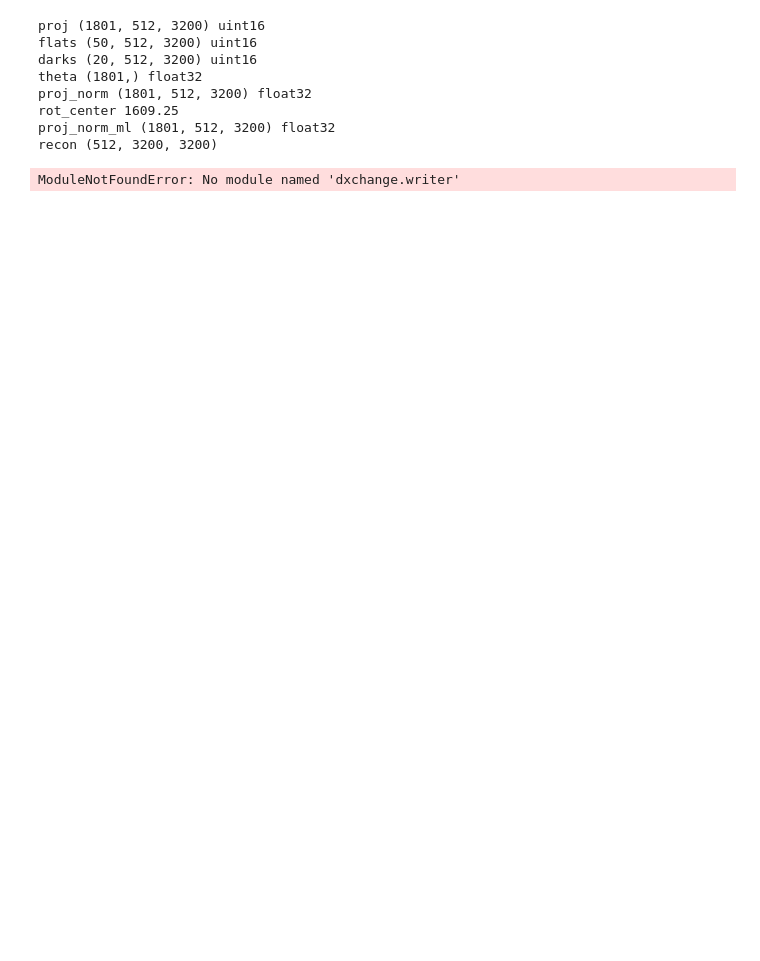
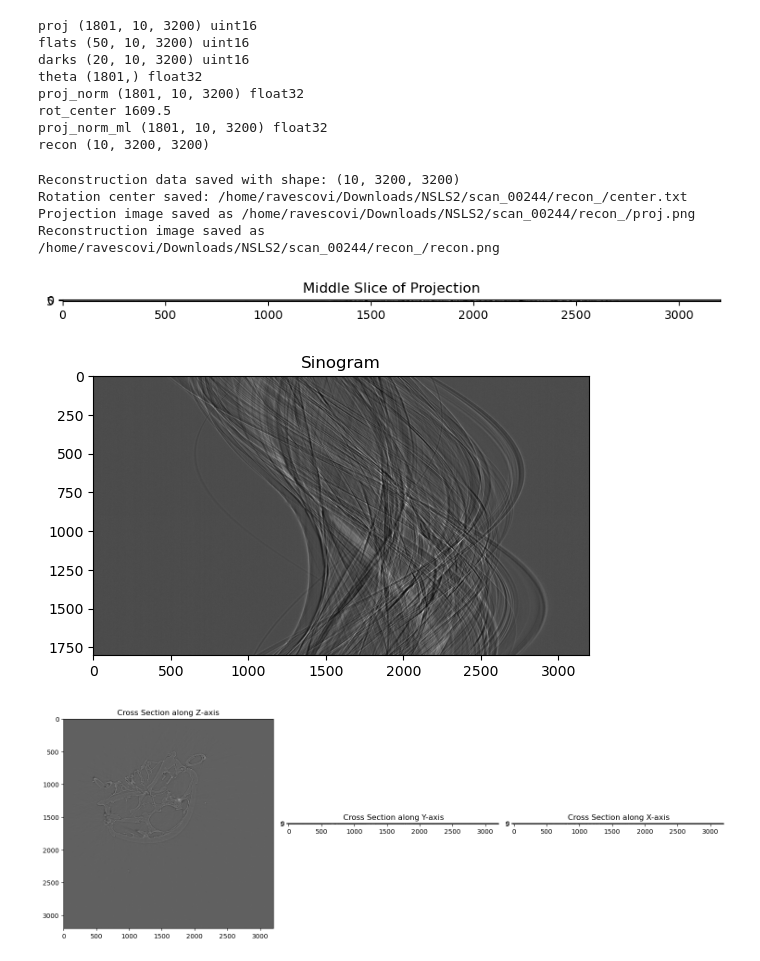
Before and after one commit to globus-labs/tomography_flow, a Jupyter notebook: notebooks/tomo_nsls_244.ipynb, the cells around one changed output. Saved outputs shown, nothing was run; the diff lists cells and outputs as text; code cells hidden in the pictures; blank space fills up the shorter version.

```diff
--- a/notebooks/tomo_nsls_244.ipynb
+++ b/notebooks/tomo_nsls_244.ipynb
@@ -5,7 +5,7 @@ data = {
     'dark_file': '/home/ravescovi/Downloads/NSLS2/scan_00245/dark_00000.hdf',
     'flat_file': '/home/ravescovi/Downloads/NSLS2/scan_00245/flat_00000.hdf',
     'recon_init': 1000,
-    'recon_end': 1512,
+    'recon_end': 1010,
     'rot_center': None,
 }
 # %%
@@ -26,21 +26,26 @@ rot_center = data['rot_center']
 proj, flats, darks, theta = load_data(proj_file, flat_file, dark_file, angles_file, recon_init, recon_end)
 recon, proj, rot_center = recon_data(proj, flats, darks, theta)
 # %% [output]
-proj (1801, 512, 3200) uint16
-flats (50, 512, 3200) uint16
-darks (20, 512, 3200) uint16
+proj (1801, 10, 3200) uint16
+flats (50, 10, 3200) uint16
+darks (20, 10, 3200) uint16
 theta (1801,) float32
-proj_norm (1801, 512, 3200) float32
-rot_center 1609.25
-proj_norm_ml (1801, 512, 3200) float32
-recon (512, 3200, 3200)
+proj_norm (1801, 10, 3200) float32
+rot_center 1609.5
+proj_norm_ml (1801, 10, 3200) float32
+recon (10, 3200, 3200)
 # %%
-sys.path.append('/home/ravescovi/workspace/tomography_flow/tomo_flow')
 from recon import save_data, save_images, show_images
 
 save_data(recon, rot_center, '/home/ravescovi/Downloads/NSLS2/scan_00244/recon_')
-save_images(recon, '/home/ravescovi/Downloads/NSLS2/scan_00244/recon_')
-show_images(recon)
+save_images(proj, recon, '/home/ravescovi/Downloads/NSLS2/scan_00244/recon_')
+show_images(proj, recon)
 plt.show()
 # %% [output]
-ModuleNotFoundError: No module named 'dxchange.writer'
+Reconstruction data saved with shape: (10, 3200, 3200)
+Rotation center saved: /home/ravescovi/Downloads/NSLS2/scan_00244/recon_/center.txt
+Projection image saved as /home/ravescovi/Downloads/NSLS2/scan_00244/recon_/proj.png
+Reconstruction image saved as /home/ravescovi/Downloads/NSLS2/scan_00244/recon_/recon.png
+[figure, added]
+[figure, added]
+[figure, added]
```
Also changed, not shown: 5 other files.
